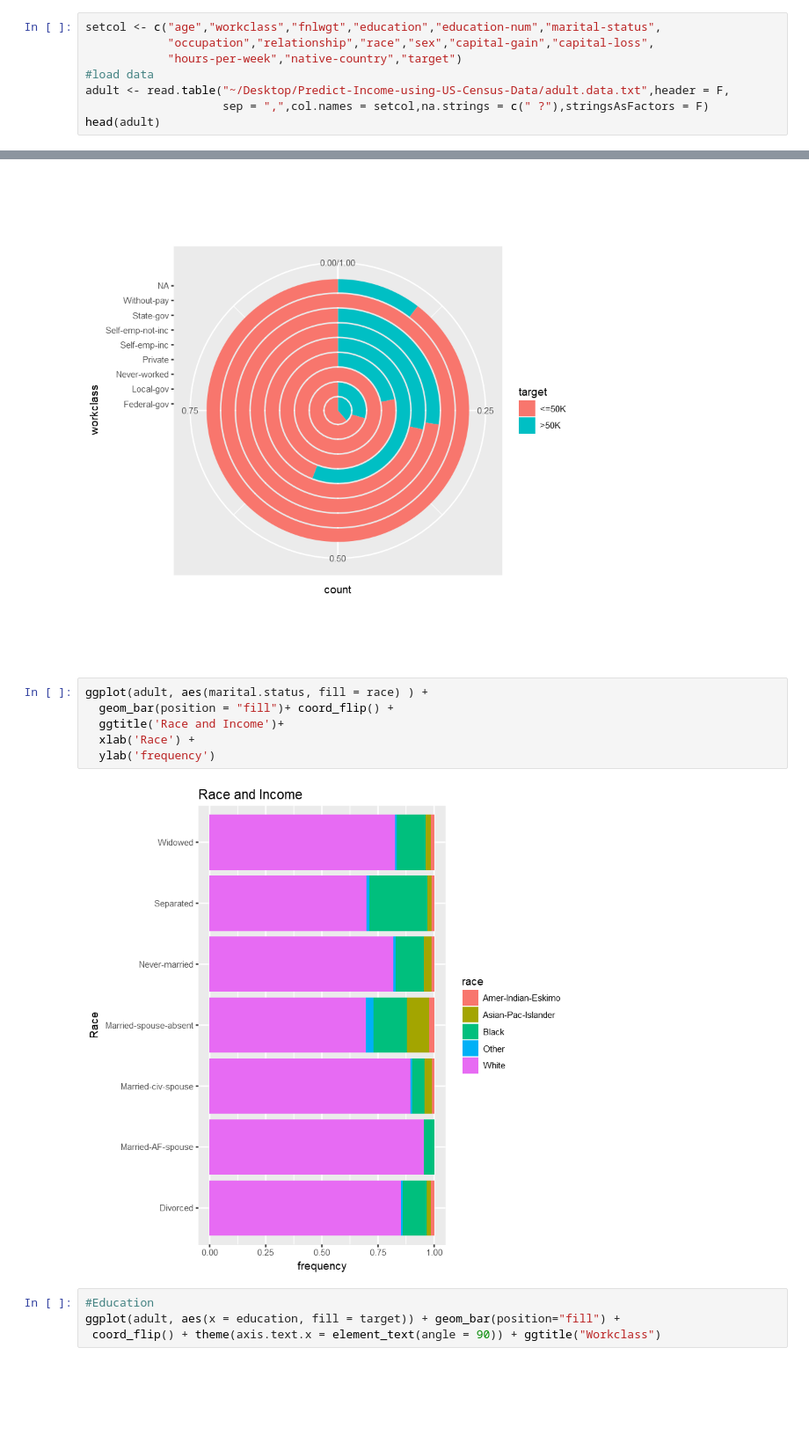
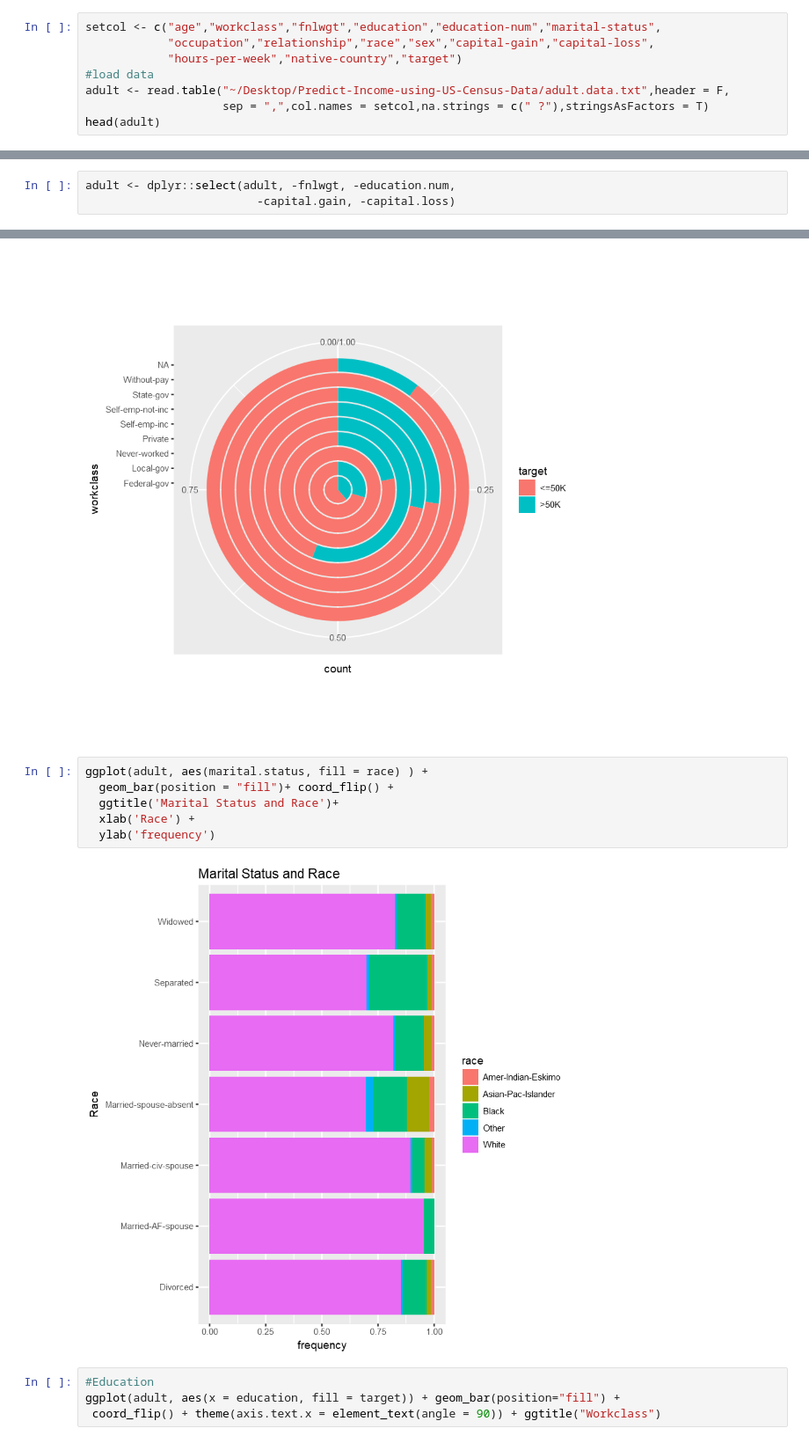
Before and after one commit to MElHuseyni/Predict-Income-using-US-Census-Data, a Jupyter notebook: Exploratory Data Analysis in R.ipynb, the cells around one changed output, grey strips where cells are left out. Shown at 88% size. Cells and saved outputs as stored; diff of their text form; blank space fills up the shorter version.

```diff
--- a/Exploratory Data Analysis in R.ipynb
+++ b/Exploratory Data Analysis in R.ipynb
@@ -93,7 +88,7 @@ setcol <- c("age","workclass","fnlwgt","education","education-num","marital-stat
             "hours-per-week","native-country","target")
 #load data
 adult <- read.table("~/Desktop/Predict-Income-using-US-Census-Data/adult.data.txt",header = F,
-                    sep = ",",col.names = setcol,na.strings = c(" ?"),stringsAsFactors = F)
+                    sep = ",",col.names = setcol,na.strings = c(" ?"),stringsAsFactors = T)
 head(adult)
 # %% [output]
 | age | workclass | fnlwgt | education | education.num | marital.status | occupation | relationship | race | ... |
@@ -125,3 +122,6 @@ str(adult)
+# %%
+adult <- dplyr::select(adult, -fnlwgt, -education.num,
+                         -capital.gain, -capital.loss)
 # %%
 dim(adult)
 # %% [output]
@@ -426,11 +387,11 @@ pie
 # %%
 ggplot(adult, aes(marital.status, fill = race) ) +
   geom_bar(position = "fill")+ coord_flip() +
-  ggtitle('Race and Income')+
+  ggtitle('Marital Status and Race')+
   xlab('Race') +
   ylab('frequency')
 # %% [output]
-[figure, old version]
+[figure, new version]
 # %%
 #Education
 ggplot(adult, aes(x = education, fill = target)) + geom_bar(position="fill") +
```
Also changed, not shown: parts of 50 cells of this notebook, 2 other files.
